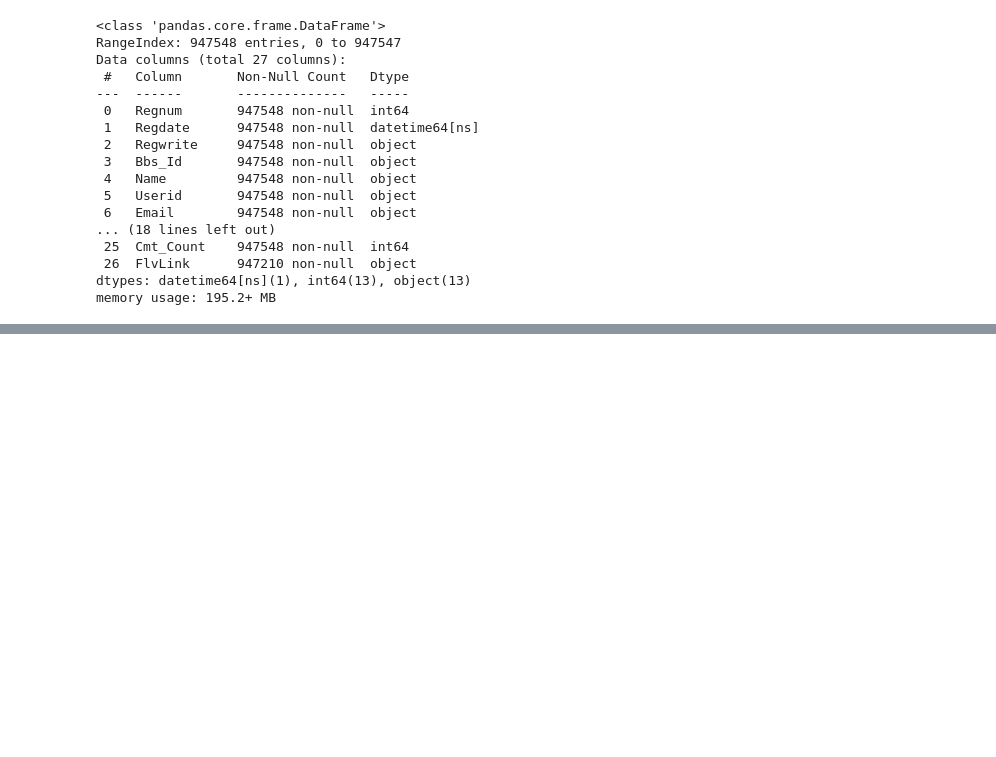
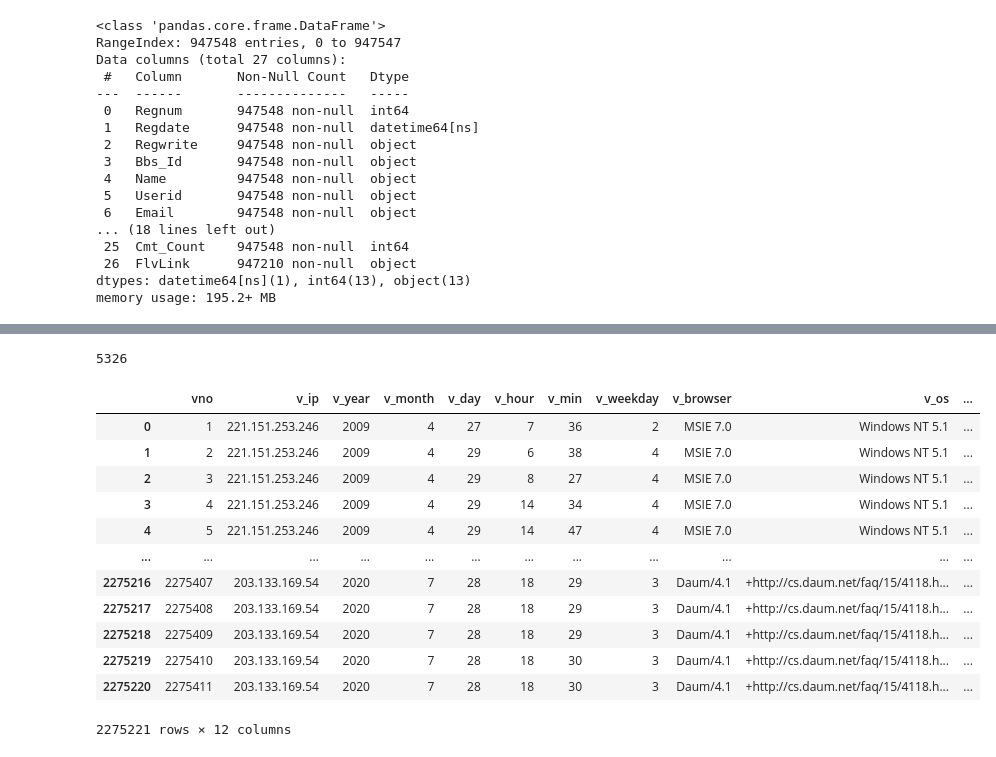
Before and after one commit to saparian0304/tjoeunacademy_test, a Jupyter notebook: jupyter/연습/화평교회.ipynb, the cells around one changed output, grey strips where cells are left out. Saved outputs shown, nothing was run; the diff lists cells and outputs as text; code cells hidden in the pictures; blank space fills up the shorter version.

```diff
--- a/jupyter/연습/화평교회.ipynb
+++ b/jupyter/연습/화평교회.ipynb
@@ -577,0 +168,39 @@ db.close()
+# %%
+# comment - DB에 저장
+from sqlalchemy import create_engine
+import pymysql
+import pandas as pd
+import urllib.parse
+password = urllib.parse.quote_plus("juchul77@")
+db_connection = create_engine(f'mysql+pymysql://hy219:{password}@hy219.cafe24.com/hy219')
+conn = db_connection.connect()
+comment3.to_sql(name='comment', con=conn, if_exists='append',index=False, index_label='no')
+# %% [output]
+5326
+# %%
+# visit DB 불러오기
+visit = pd.read_pickle("./new/visit.pkl")
+# 컬럼 정리
+visit = visit.iloc[ : , [0,1,2,3,4,5,6,8,9,10,11,12]]
+visit.columns = ['vno', 'v_ip', 'v_year', 'v_month', 'v_day', 'v_hour', 'v_min', 'v_weekday', 'v_browser', 'v_os', 'v_referrer', 'v_target']
+# DB에 한번에 삽입할 수 없어서 데이터 쪼개기
+visit1 = visit.iloc[:500000]
+visit2 = visit.iloc[500000:1000000]
+visit3 = visit.iloc[1000000:1500000]
+visit4 = visit.iloc[1500000:2000000]
+visit5=visit.iloc[2000000:]
+visit5
+# %% [output]
+|  | vno | v_ip | v_year | v_month | v_day | v_hour | v_min | v_weekday | v_browser | v_os | ... |
+| 0 | 1 | 221.151.253.246 | 2009 | 4 | 27 | 7 | 36 | 2 | MSIE 7.0 | Windows NT 5.1 | ... |
+| 1 | 2 | 221.151.253.246 | 2009 | 4 | 29 | 6 | 38 | 4 | MSIE 7.0 | Windows NT 5.1 | ... |
+| 2 | 3 | 221.151.253.246 | 2009 | 4 | 29 | 8 | 27 | 4 | MSIE 7.0 | Windows NT 5.1 | ... |
+| 3 | 4 | 221.151.253.246 | 2009 | 4 | 29 | 14 | 34 | 4 | MSIE 7.0 | Windows NT 5.1 | ... |
+| 4 | 5 | 221.151.253.246 | 2009 | 4 | 29 | 14 | 47 | 4 | MSIE 7.0 | Windows NT 5.1 | ... |
+| ... | ... | ... | ... | ... | ... | ... | ... | ... | ... | ... | ... |
+| 2275216 | 2275407 | 203.133.169.54 | 2020 | 7 | 28 | 18 | 29 | 3 | Daum/4.1 | +http://cs.daum.net/faq/15/4118.h... | ... |
+| 2275217 | 2275408 | 203.133.169.54 | 2020 | 7 | 28 | 18 | 29 | 3 | Daum/4.1 | +http://cs.daum.net/faq/15/4118.h... | ... |
+| 2275218 | 2275409 | 203.133.169.54 | 2020 | 7 | 28 | 18 | 29 | 3 | Daum/4.1 | +http://cs.daum.net/faq/15/4118.h... | ... |
+| 2275219 | 2275410 | 203.133.169.54 | 2020 | 7 | 28 | 18 | 30 | 3 | Daum/4.1 | +http://cs.daum.net/faq/15/4118.h... | ... |
+| 2275220 | 2275411 | 203.133.169.54 | 2020 | 7 | 28 | 18 | 30 | 3 | Daum/4.1 | +http://cs.daum.net/faq/15/4118.h... | ... |
+2275221 rows × 12 columns
```
Also changed, not shown: parts of 60 cells of this notebook, 5 other files.
